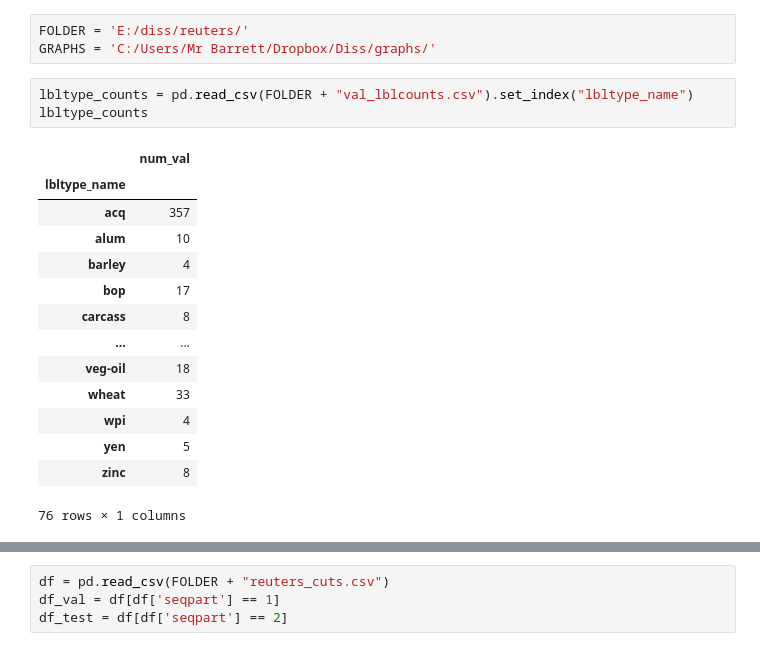
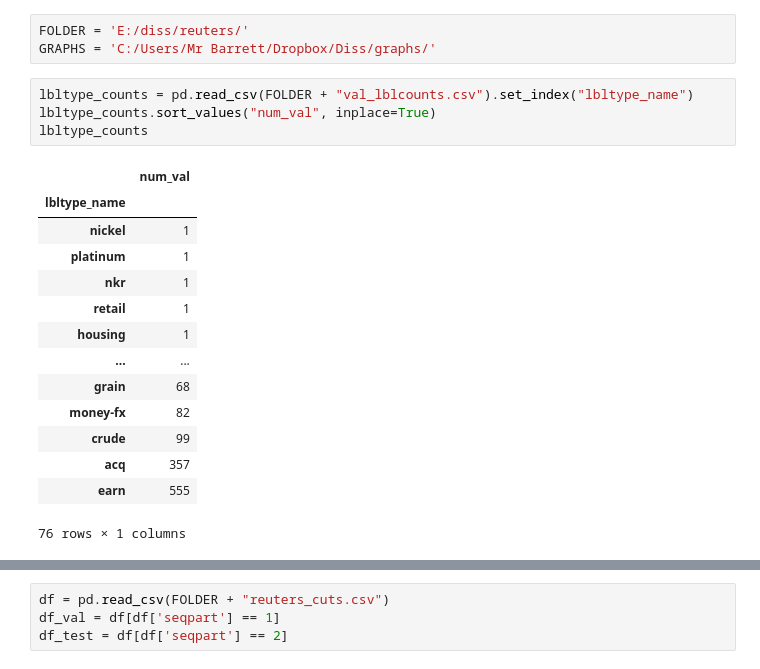
Before and after one commit to samuelbarrett1234/csproject, a Jupyter notebook: Reuters Analysis.ipynb, the cells around one changed output, grey strips where cells are left out. Saved outputs shown, nothing was run; the diff lists cells and outputs as text.

```diff
--- a/Reuters Analysis.ipynb
+++ b/Reuters Analysis.ipynb
@@ -10,19 +10,20 @@ FOLDER = 'E:/diss/reuters/'
 GRAPHS = 'C:/Users/Mr Barrett/Dropbox/Diss/graphs/'
 # %%
 lbltype_counts = pd.read_csv(FOLDER + "val_lblcounts.csv").set_index("lbltype_name")
+lbltype_counts.sort_values("num_val", inplace=True)
 lbltype_counts
 # %% [output]
 |  | num_val |
 | lbltype_name |  |
+| nickel | 1 |
+| platinum | 1 |
+| nkr | 1 |
+| retail | 1 |
+| housing | 1 |
+| ... | ... |
+| grain | 68 |
+| money-fx | 82 |
+| crude | 99 |
 | acq | 357 |
-| alum | 10 |
-| barley | 4 |
-| bop | 17 |
-| carcass | 8 |
-| ... | ... |
-| veg-oil | 18 |
-| wheat | 33 |
-| wpi | 4 |
-| yen | 5 |
-| zinc | 8 |
+| earn | 555 |
 76 rows × 1 columns
```
Also changed, not shown: parts of 9 cells of this notebook, 1 other file.
